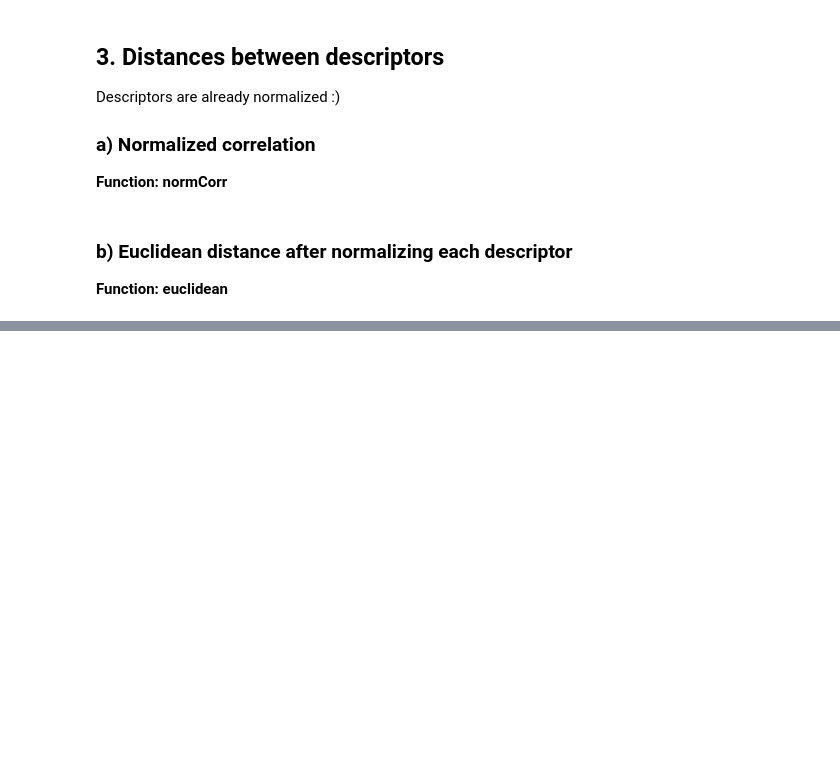
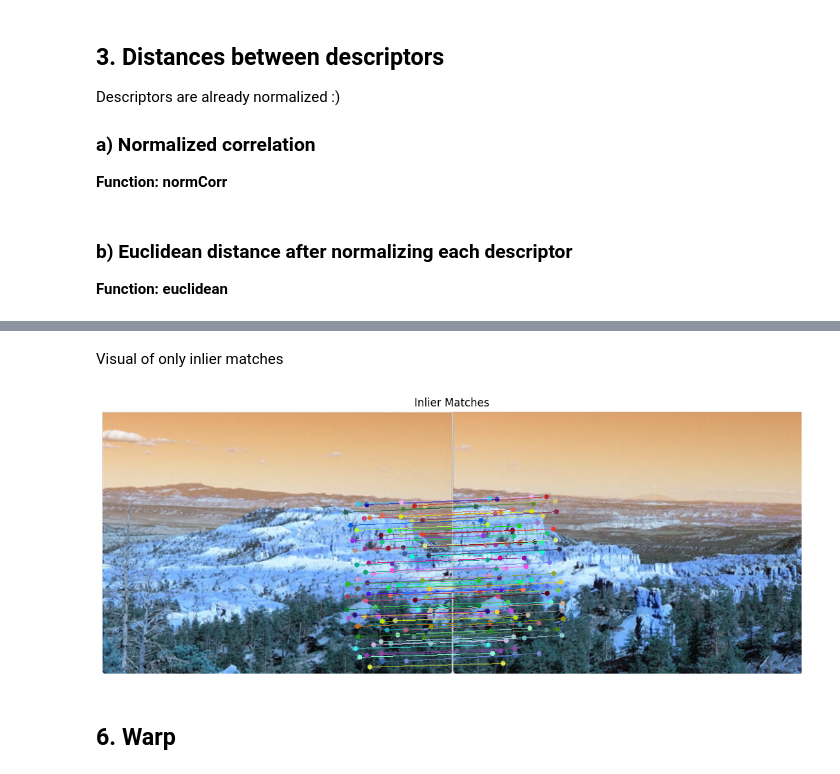
Before and after one commit to SarahSwinnen/Image-Stitching, a Jupyter notebook: stitching.ipynb, the cells around one changed output, grey strips where cells are left out. Drawn from its saved outputs; the diff is of its cells as text; code cells hidden in the pictures; blank space fills up the shorter version.

```diff
--- a/stitching.ipynb
+++ b/stitching.ipynb
@@ -172,0 +211,7 @@ def euclidean(d1, d2):
+# %%
+if matchChoice == "correlation":
+    matches = bestMatchesCorr(desc1, desc2)
+elif matchChoice == "euclidean":
+    matches = bestMatchesEuc(desc1, desc2)
+else:
+    raise ValueError("Invalid input for match method choice...")
@@ -172,0 +302,6 @@ def euclidean(d1, d2):
+# %%
+def applyAffine(M, pts):
+    ones = np.ones((len(pts), 1))
+    homo = np.hstack([pts, ones])
+    transformed = (M @ homo.T).T
+    return transformed[:, :2]
@@ -172,0 +375,8 @@ def euclidean(d1, d2):
+# %% [markdown]
+Visual of only inlier matches
+# %%
+visualMatches(image1, image2, keypoints1, keypoints2, inlier_matches, max_show=100, title="Inlier Matches")
+# %% [output]
+[figure, added]
+# %% [markdown]
+## 6. Warp
```
Also changed, not shown: parts of 22 cells of this notebook.
